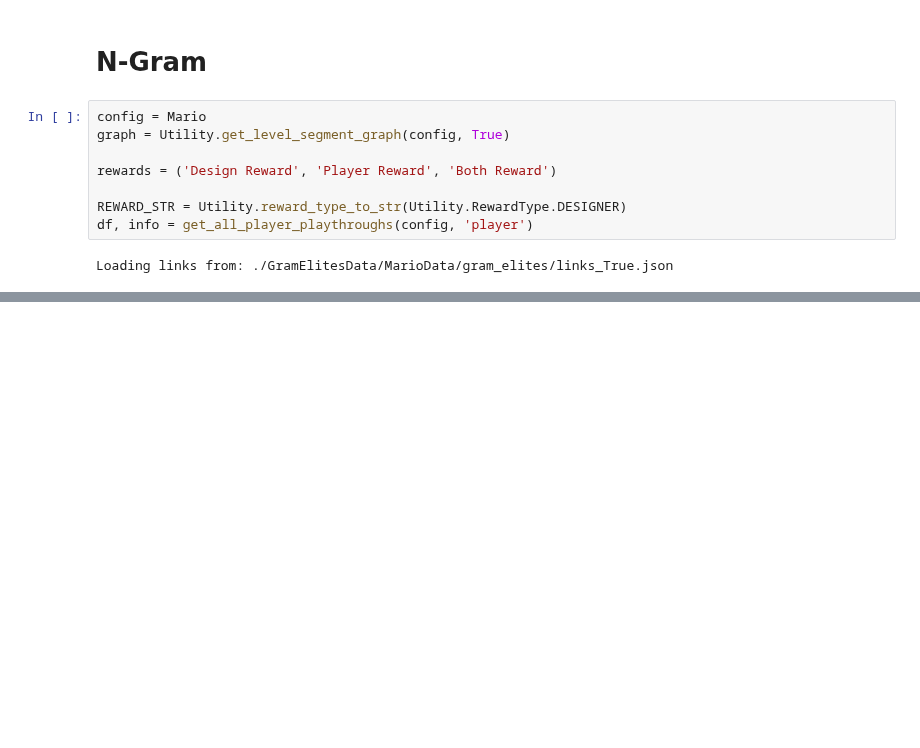
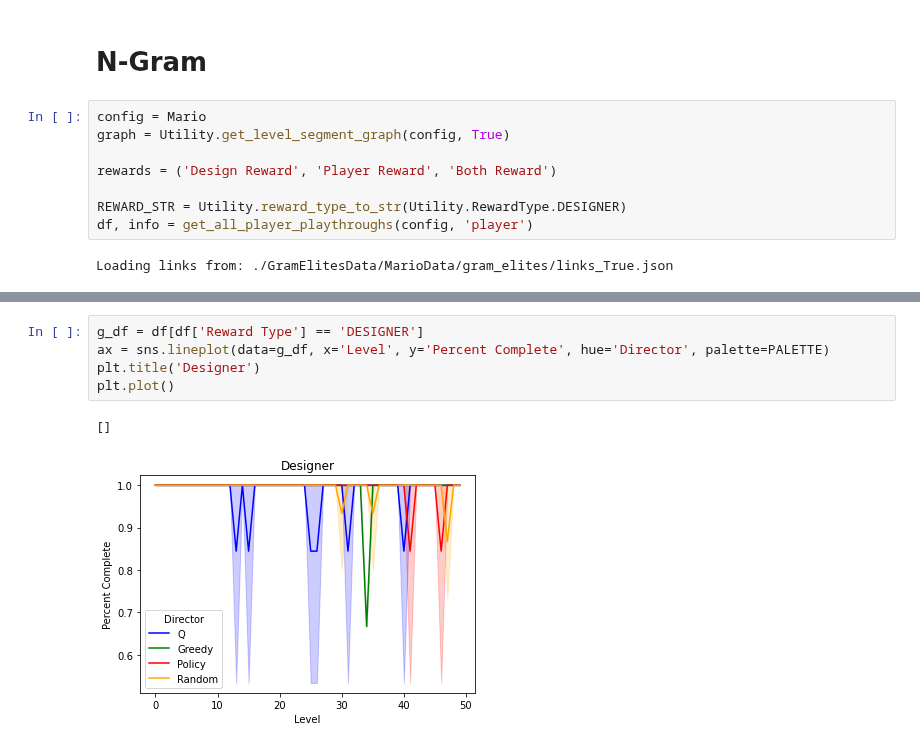
Before and after one commit to crowdgames/mdp-level-assembly, a Jupyter notebook: Analysis.ipynb, the cells around one changed output, grey strips where cells are left out. Cells and saved outputs as stored; diff of their text form; blank space fills up the shorter version.

```diff
--- a/Analysis.ipynb
+++ b/Analysis.ipynb
@@ -520,0 +532,8 @@ plt.savefig('figure/n_gram_mario.pdf')
+# %%
+g_df = df[df['Reward Type'] == 'DESIGNER']
+ax = sns.lineplot(data=g_df, x='Level', y='Percent Complete', hue='Director', palette=PALETTE)
+plt.title('Designer')
+plt.plot()
+# %% [output]
+[]
+[figure, added]
```
Also changed, not shown: parts of 21 cells of this notebook, 18 other files.
